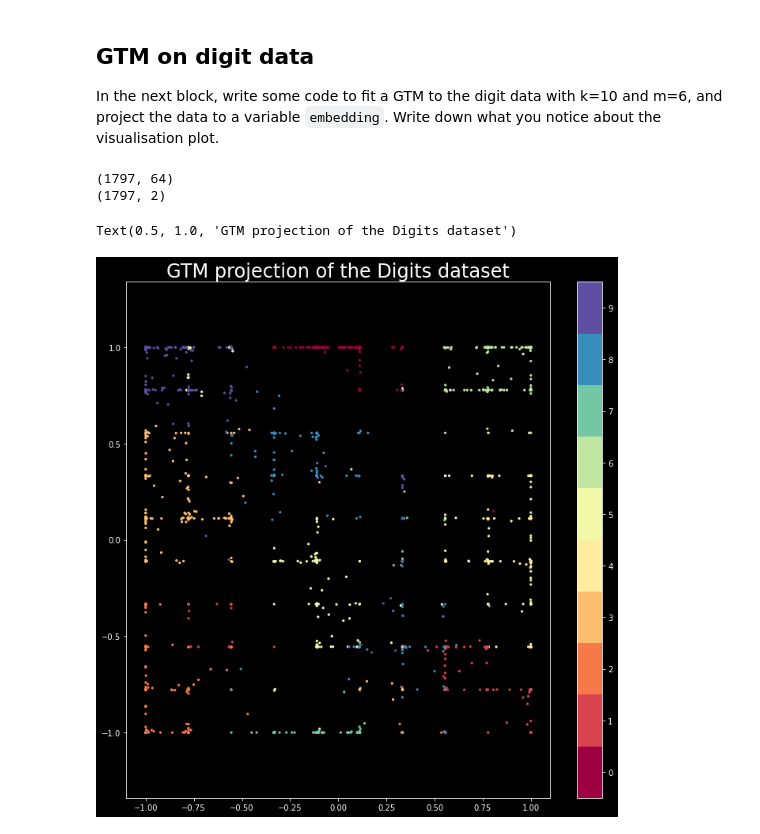
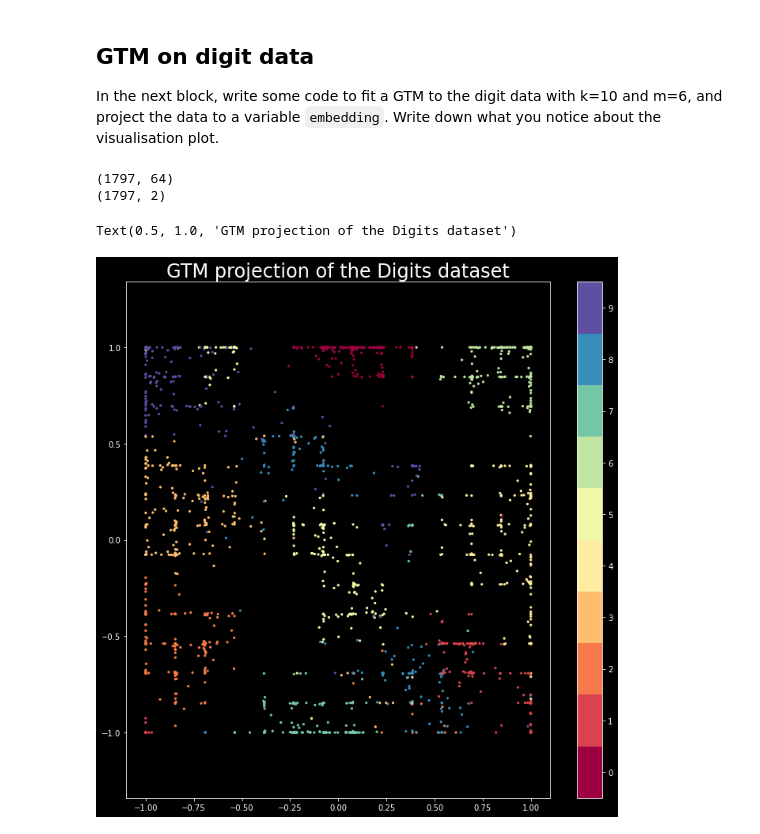
Before and after one commit to Raynham/Advanced-Data-Dnalytics, a Jupyter notebook: week3/worksheet3.ipynb, the cells around one changed output. Saved outputs shown, nothing was run; the diff lists cells and outputs as text; code cells hidden in the pictures.

```diff
--- a/week3/worksheet3.ipynb
+++ b/week3/worksheet3.ipynb
@@ -301,20 +301,20 @@ In the next block, write some code to fit a GTM to the digit data with k=10 and
 # %%
 from sklearn.datasets import load_digits
 
 digits = load_digits()
-gtm = ugtm.eGTM( k=20, m=6, s=1, regul=0.5, random_state = 1729 )
+gtm = ugtm.eGTM( k=14, m=6, s=1, regul=0.5, random_state = 1729 )
 gtm.fit(digits.data)
 embedding = gtm.transform(digits.data)
 #Plotting code for a good figure.
 plt.figure(figsize=(12,12))
 print(digits.data.shape)
 print(embedding.shape)
 plt.scatter(embedding[:, 0], embedding[:, 1], c=digits.target, cmap='Spectral', s=5)
 plt.gca().set_aspect('equal', 'datalim')
 plt.colorbar(boundaries=np.arange(11)-0.5).set_ticks(np.arange(10))
 plt.title('GTM projection of the Digits dataset', fontsize=24)
 # %% [output]
 (1797, 64)
 (1797, 2)
 Text(0.5, 1.0, 'GTM projection of the Digits dataset')
-[figure, old version]
+[figure, new version]
```
